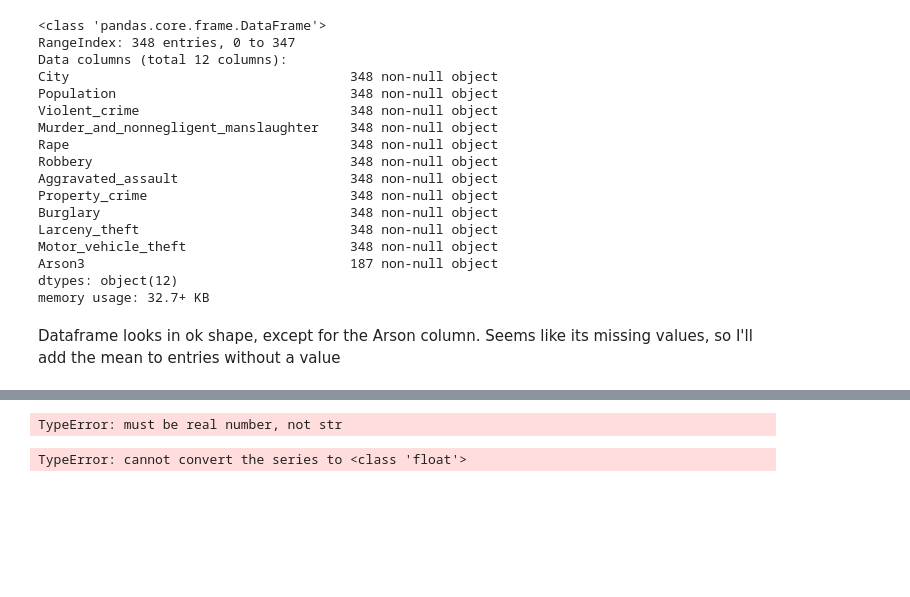
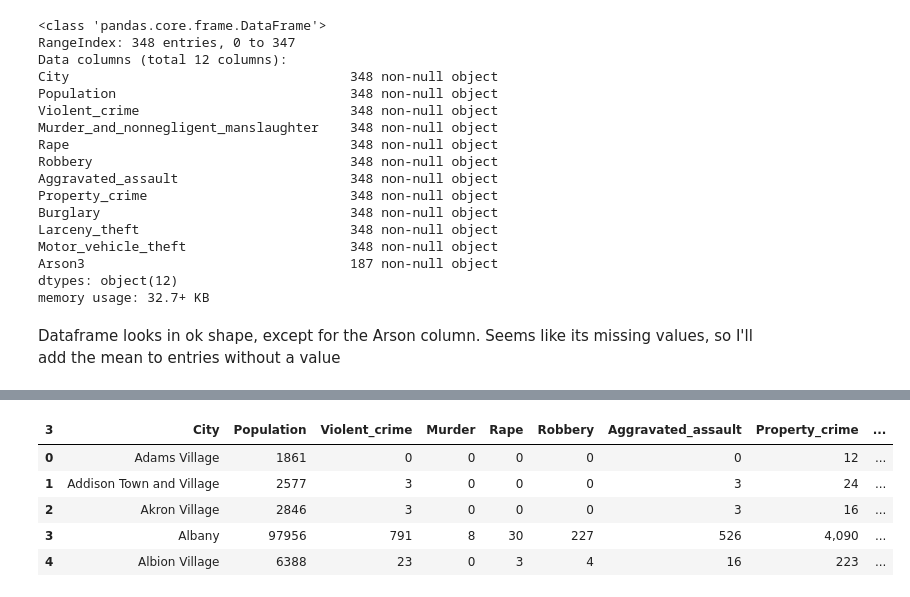
Before and after one commit to legomydiego/Thinkful-Unit-2, a Jupyter notebook: Multivariable Regression.ipynb, the cells around one changed output, grey strips where cells are left out. Saved outputs shown, nothing was run; the diff lists cells and outputs as text; code cells hidden in the pictures; blank space fills up the shorter version.

```diff
--- a/Multivariable Regression.ipynb
+++ b/Multivariable Regression.ipynb
@@ -119,8 +173,20 @@ Dataframe looks in ok shape, except for the Arson column. Seems like its missing
+# %%
+crime['Population'] = crime['Population'].str.replace(',', '')
+# %%
+crime['Population'] = crime['Population'].astype(int)
+# %%
+crime['Murder'] = crime['Murder'].astype(int)
+# %%
+crime['Robbery'] = crime['Robbery'].str.replace(',', '')
+crime['Robbery'] = crime['Robbery'].astype(int)
+# %%
+crime.head()
+# %% [output]
+| 3 | City | Population | Violent_crime | Murder | Rape | Robbery | Aggravated_assault | Property_crime | ... |
+| 0 | Adams Village | 1861 | 0 | 0 | 0 | 0 | 0 | 12 | ... |
+| 1 | Addison Town and Village | 2577 | 3 | 0 | 0 | 0 | 3 | 24 | ... |
+| 2 | Akron Village | 2846 | 3 | 0 | 0 | 0 | 3 | 16 | ... |
+| 3 | Albany | 97956 | 791 | 8 | 30 | 227 | 526 | 4,090 | ... |
+| 4 | Albion Village | 6388 | 23 | 0 | 3 | 4 | 16 | 223 | ... |
 # %%
-crime['Arson3'].apply(lambda x: int(x) if math.isnan(x) else x)
+crime['Murder_feature'] = crime['Murder'].apply(lambda x: 1 if x>0 else 0)
-# %% [output]
-TypeError: must be real number, not str
-# %%
-math.isnan(crime['Arson3'])
-# %% [output]
-TypeError: cannot convert the series to <class 'float'>
```
Also changed, not shown: parts of 12 cells of this notebook, 2 other files.
